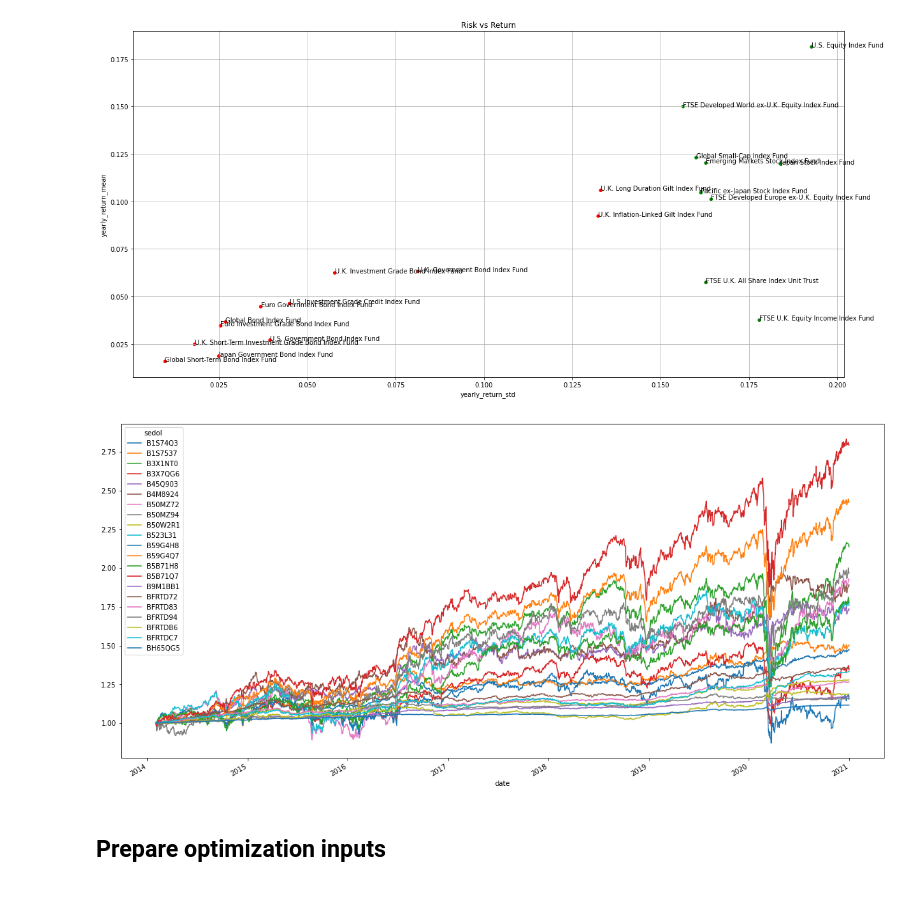
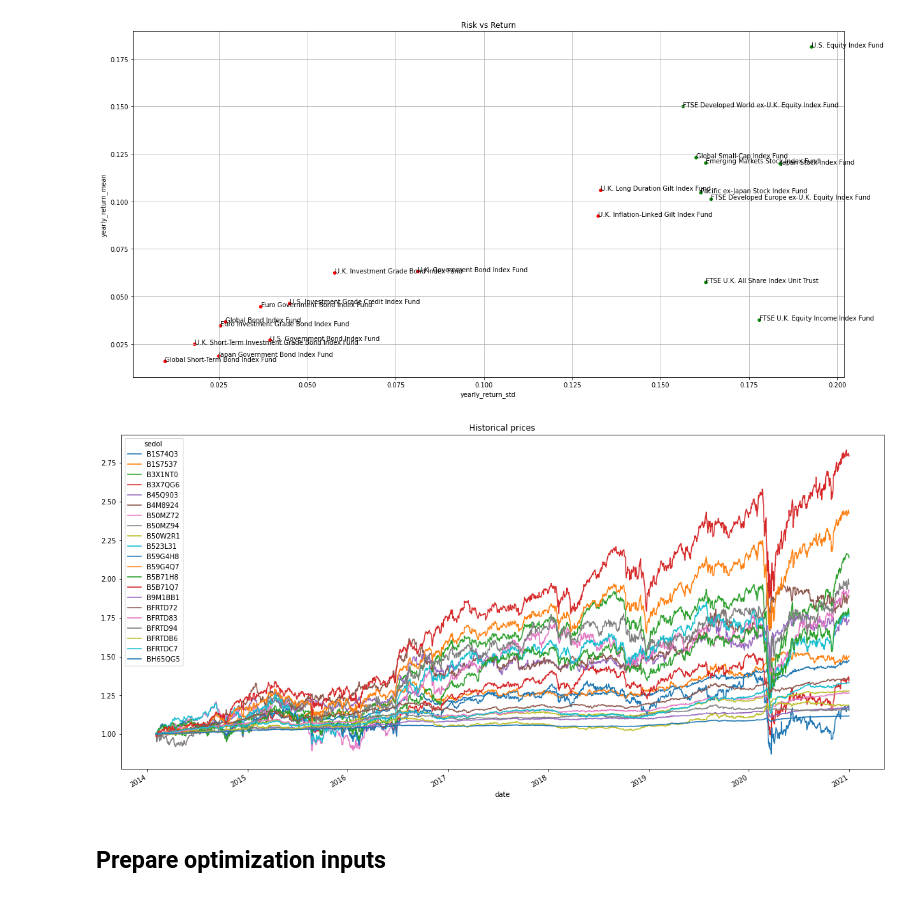
Before and after one commit to 0x26res/vanguard-optimizer, a Jupyter notebook: vanguard-optimizer.ipynb, the cells around one changed output. Saved outputs shown, nothing was run; the diff lists cells and outputs as text; code cells hidden in the pictures.

```diff
--- a/vanguard-optimizer.ipynb
+++ b/vanguard-optimizer.ipynb
@@ -57,7 +54,7 @@ def products_json_to_df(products_json) -> pd.DataFrame:
 raw_products_df = products_json_to_df(get_products())
 # %%
 ax = raw_products_df.groupby('inceptionDate').size().sort_index().cumsum().plot(grid=True, style='.')
-ax.set_title('Products by inception date');
+_ = ax.set_title('Products by inception date')
 # %% [output]
 [figure]
 # %% [markdown]
@@ -170,11 +167,11 @@ pivoted_prices = (
 # %%
 _ = (
     pivoted_prices
     .div(pivoted_prices.iloc[0], axis=1)
-    .plot(figsize=(20,10))
+    .plot(figsize=(20,10), title='Historical prices')
 )
 # %% [output]
-[figure, old version]
+[figure, new version]
 # %% [markdown]
 ## Prepare optimization inputs
 # %%
```
Also changed, not shown: parts of 2 cells of this notebook.
